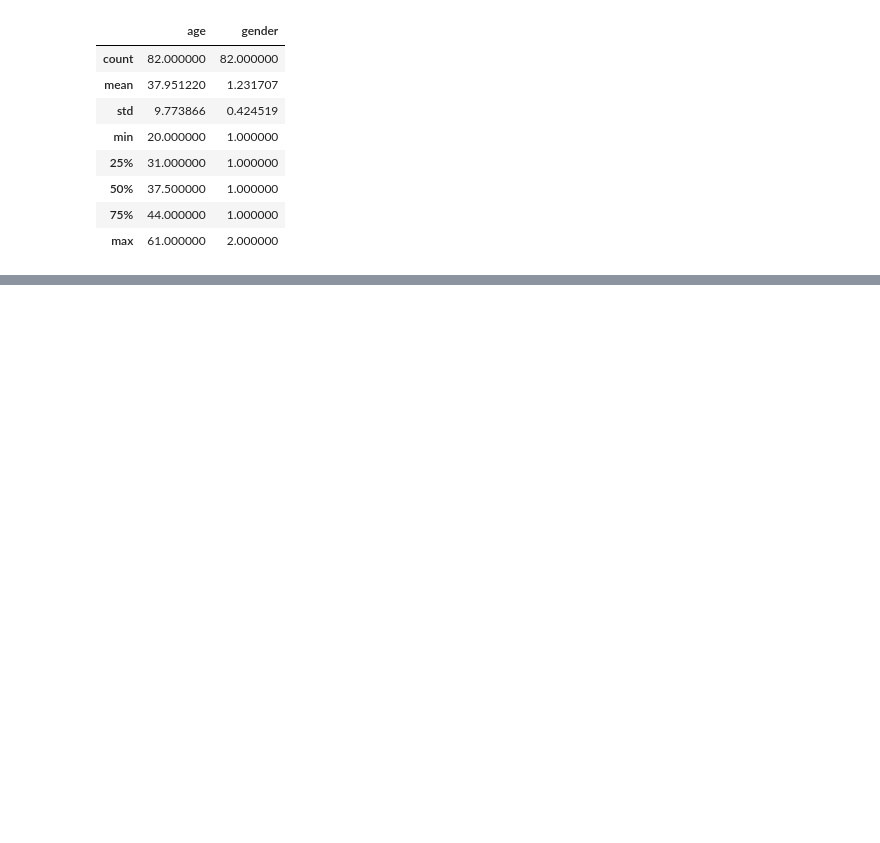
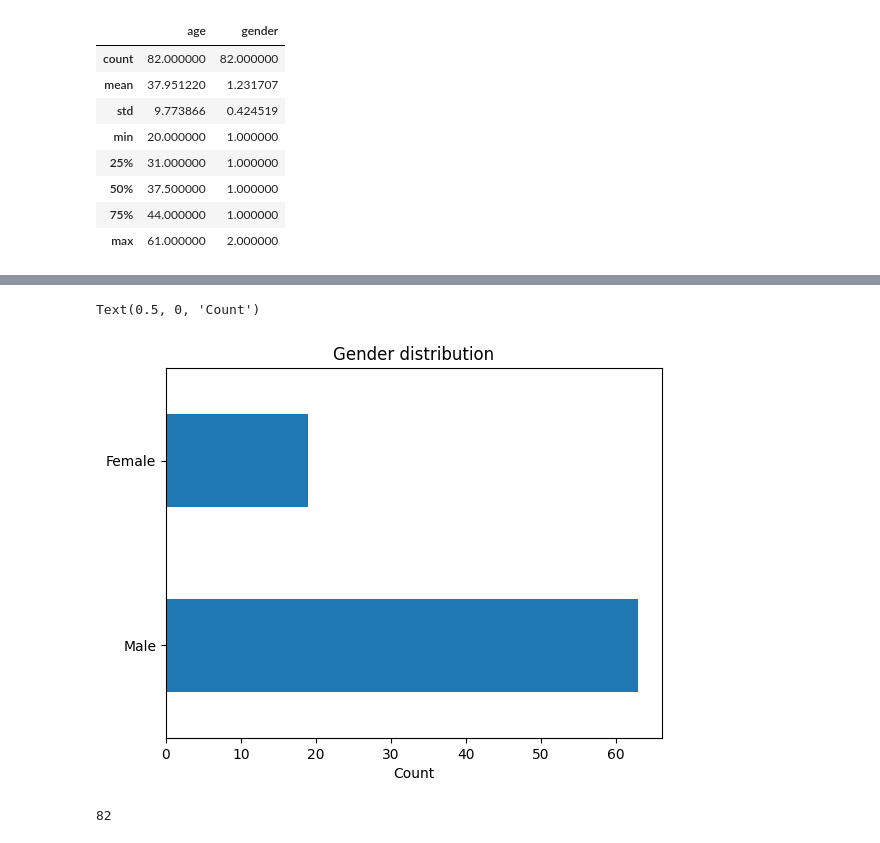
Before and after one commit to KatieRJ/BigDataProject, a Jupyter notebook: Assignment.ipynb, the cells around one changed output, grey strips where cells are left out. Saved outputs shown, nothing was run; the diff lists cells and outputs as text; code cells hidden in the pictures; blank space fills up the shorter version.

```diff
--- a/Assignment.ipynb
+++ b/Assignment.ipynb
@@ -49,0 +94,12 @@ ax3 = sns.boxplot(x = df['age'])
+# %%
+df1.plot.barh(legend = False)
+
+plt.title('Gender distribution')
+plt.xlabel('Count')
+# %% [output]
+Text(0.5, 0, 'Count')
+[figure, added]
+# %%
+sum(df1['Count'])
+# %% [output]
+82
```
Also changed, not shown: parts of 27 cells of this notebook.
